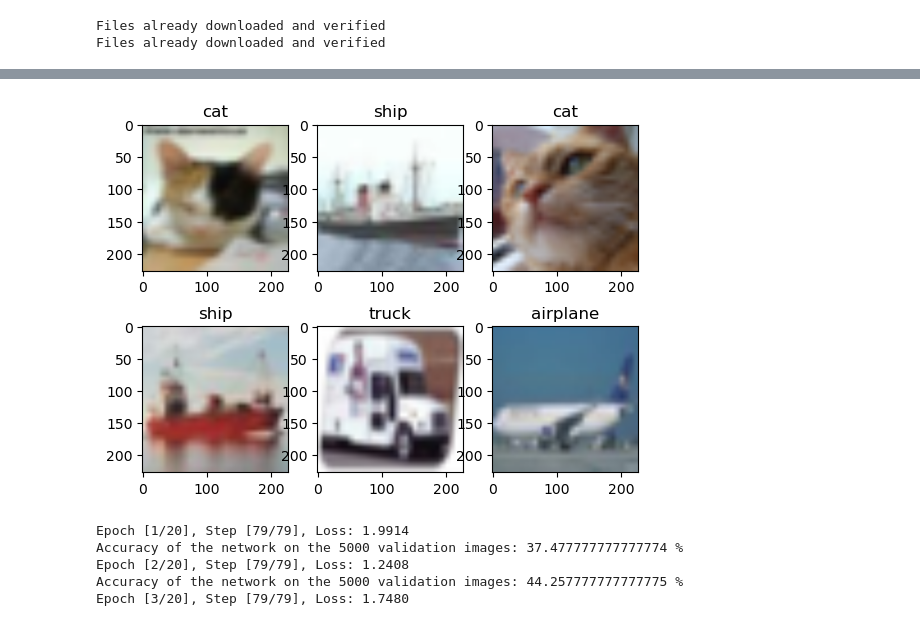
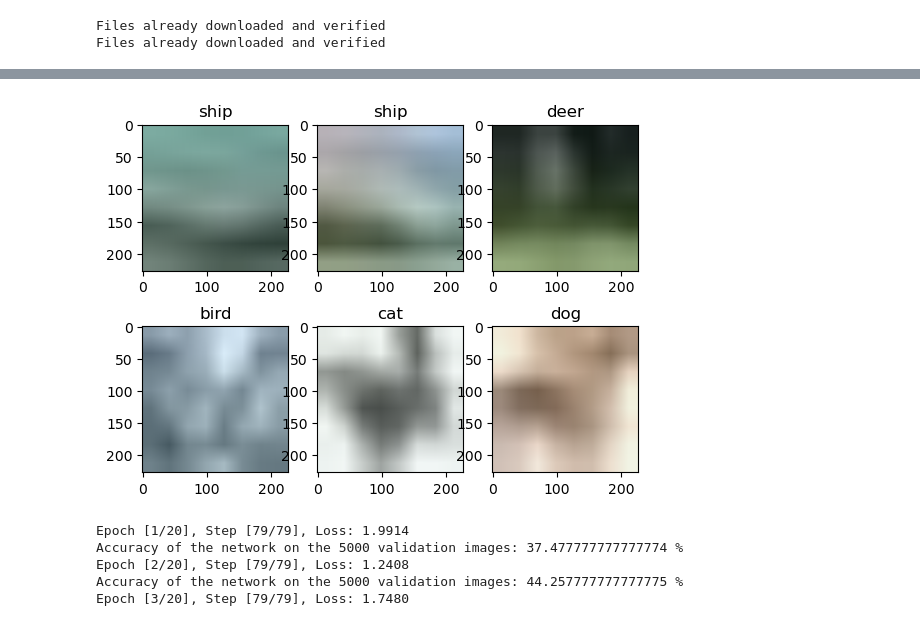
Before and after one commit to ADA-GWU/guidedresearchproject-yusif_mukhtarov, a Jupyter notebook: alexNEt.ipynb, the cells around one changed output, grey strips where cells are left out. Saved outputs shown, nothing was run; the diff lists cells and outputs as text; code cells hidden in the pictures.

Commit message:
data preprocessing

```diff
--- a/alexNEt.ipynb
+++ b/alexNEt.ipynb
@@ -113,7 +113,13 @@ class CustomDataset(torch.utils.data.Dataset):
         self.root = root
         self.transform = transform
         self.imgs = os.listdir(root)
+        self.classes = []
 
+        for img_name in self.imgs:
+            label = int(img_name.split('_')[1])
+            name = img_name.split('_')[0]
+            if name not in self.classes:
+                self.classes.append(name)
     def __getitem__(self, index):
         img_path = os.path.join(self.root, self.imgs[index])
         img = Image.open(img_path).convert("RGB")
@@ -127,10 +133,14 @@ class CustomDataset(torch.utils.data.Dataset):
 
     def __len__(self):
         return len(self.imgs)
-
+normalize = transforms.Normalize(
+        mean=[0.485, 0.456, 0.406],
+        std=[0.229, 0.224, 0.225],
+    )
 data_transform = transforms.Compose([
-    transforms.Resize((256, 256)),
-    transforms.ToTensor()
+    transforms.Resize((227, 227)),
+    transforms.ToTensor(),
+    normalize
 ])
 
 dataset = CustomDataset(data_path, transform=data_transform)
@@ -148,7 +158,7 @@ test_size = len(dataset) - train_size - val_size
 
 train_set, val_set, test_set = torch.utils.data.random_split(dataset, [train_size, val_size, test_size])
 
-batch_size = 1
+batch_size = 64
 train_loader = torch.utils.data.DataLoader(train_set, batch_size=batch_size, shuffle=True)
 valid_loader = torch.utils.data.DataLoader(val_set, batch_size=batch_size, shuffle=True)
 test_loader = torch.utils.data.DataLoader(test_set, batch_size=batch_size, shuffle=True)
@@ -156,4 +166,6 @@ test_loader = torch.utils.data.DataLoader(test_set, batch_size=batch_size, shuff
 print(len(train_loader))
 print(len(valid_loader))
 print(len(test_loader))
+classes  = dataset.classes
+classes
 # %% [output]
@@ -163,3 +185,18 @@ print(len(test_loader))
+# %%
+
+data_iter = iter(train_loader)
+images, labels = next(data_iter)
+mean=[0.4914, 0.4822, 0.4465]
+std=[0.2023, 0.1994, 0.2010]
+denormalize = transforms.Normalize(mean=[-m / s for m, s in zip(mean, std)], std=[1 / s for s in std])
+for i in range(6):
+    plt.subplot(2,3,i+1)
+    denormalized_image = denormalize(images[i]).numpy()
+    image  = np.transpose(denormalized_image, (1, 2, 0))
+    plt.imshow(image)
+    plt.title(classes[labels[i].item()])
+# %% [output]
+[figure, added]
 # %%
 
 data_iter = iter(train_loader)
@@ -173,8 +210,6 @@ for i in range(6):
     image  = np.transpose(denormalized_image, (1, 2, 0))
     plt.imshow(image)
     plt.title(classes[labels[i].item()])
-# %% [output]
-[figure, removed]
 # %%
 class AlexNet(nn.Module):
     def __init__(self, num_classes=10):
```
Also changed, not shown: parts of 1 cell of this notebook, 1 other file.
